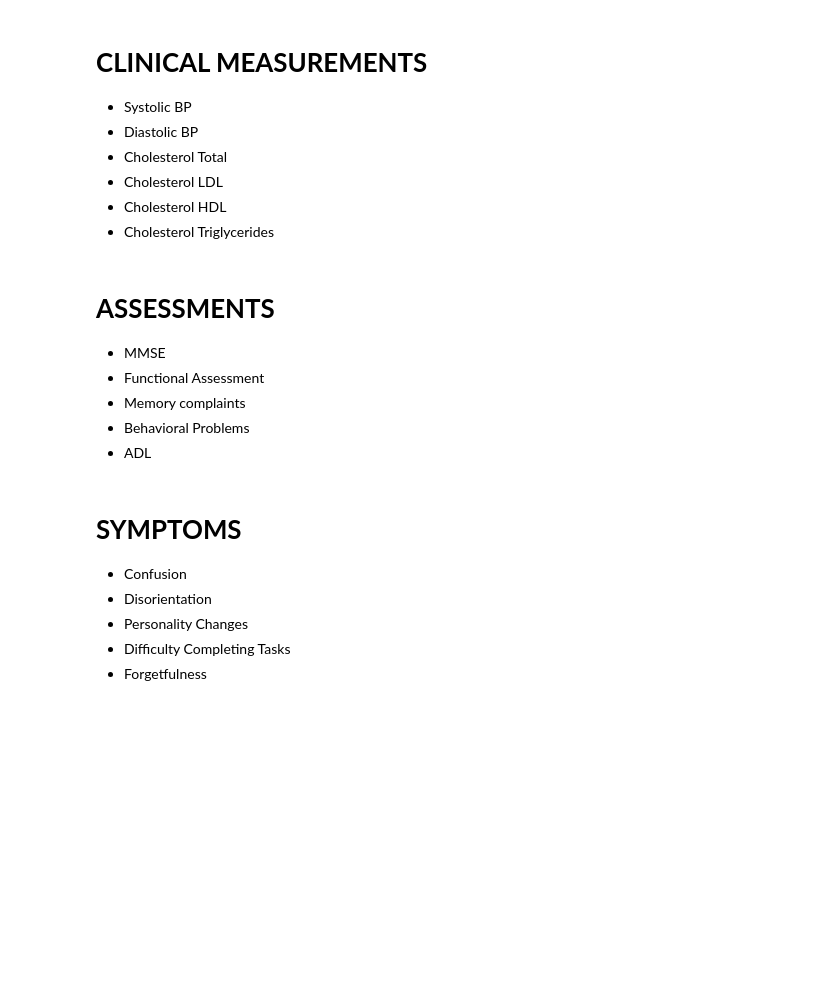
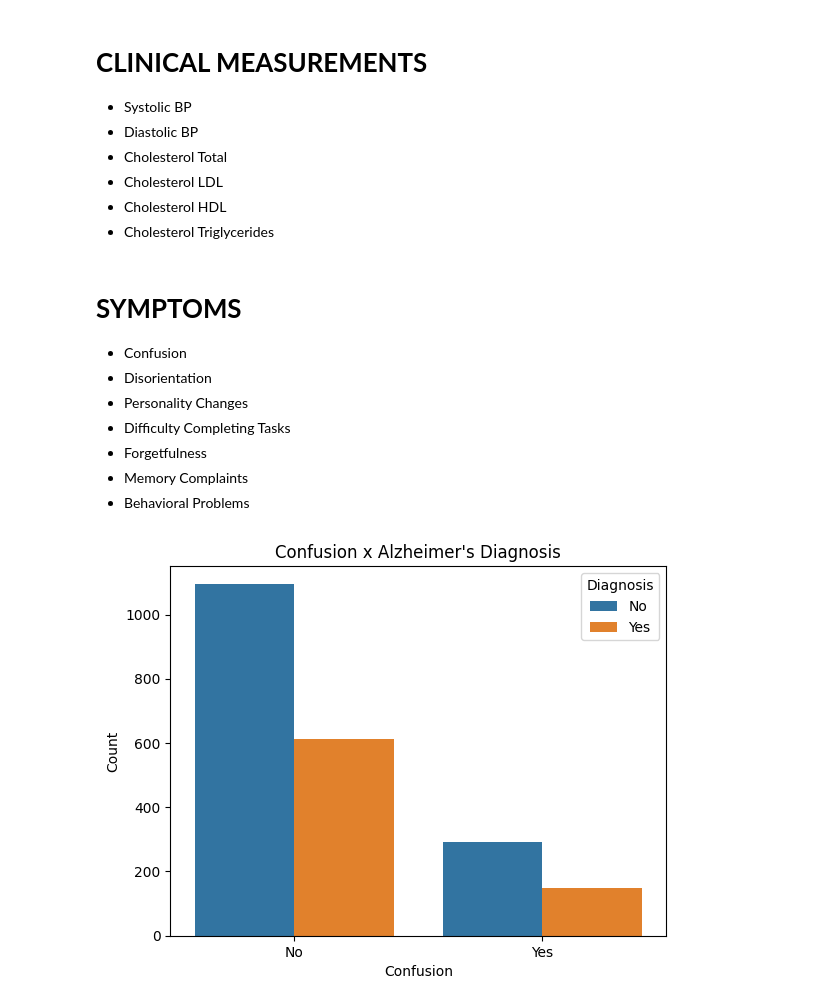
Before and after one commit to maddiejane25/Project-1, a Jupyter notebook: Alzheimers_data.ipynb, the cells around one changed output. Cells and saved outputs as stored; diff of their text form; code cells hidden in the pictures; blank space fills up the shorter version.

```diff
--- a/Alzheimers_data.ipynb
+++ b/Alzheimers_data.ipynb
@@ -191,13 +234,6 @@ sns.countplot(x='FamilyHistoryAlzheimers', hue='Diagnosis', data=medical_history
 * Cholesterol LDL
 * Cholesterol HDL
 * Cholesterol Triglycerides
-# %% [markdown]
-# **ASSESSMENTS**
-* MMSE
-* Functional Assessment
-* Memory complaints
-* Behavioral Problems
-* ADL
 # %% [markdown]
 # **SYMPTOMS**
 * Confusion
@@ -205,3 +241,16 @@ sns.countplot(x='FamilyHistoryAlzheimers', hue='Diagnosis', data=medical_history
 * Personality Changes
 * Difficulty Completing Tasks
 * Forgetfulness
+* Memory Complaints
+* Behavioral Problems
+# %%
+# Gender Distribution by Diagnosis
+sns.countplot(data=alzheimer_df, x='Confusion', hue='Diagnosis')
+plt.title('Confusion x Alzheimer\'s Diagnosis')
+plt.xlabel('Confusion')
+plt.ylabel('Count')
+
+# Display the plot
+plt.show()
+# %% [output]
+[figure, added]
```
Also changed, not shown: parts of 13 cells of this notebook.
